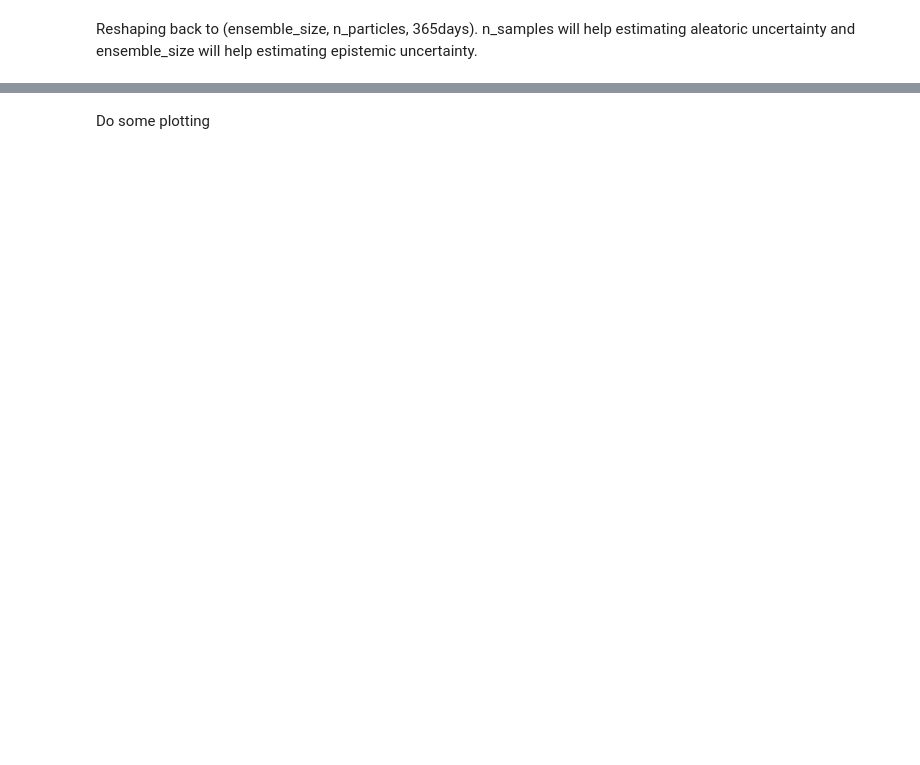
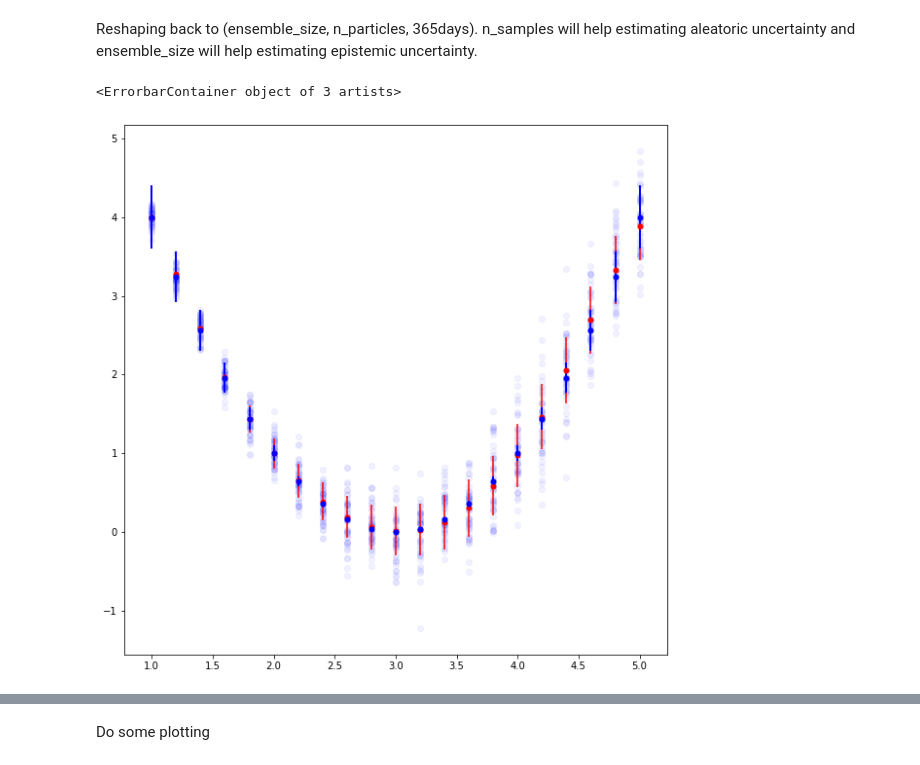
Before and after one commit to yardenas/ethz-safe-learning, a Jupyter notebook: development/model_sanity_check.ipynb, the cells around one changed output, grey strips where cells are left out. Saved outputs shown, nothing was run; the diff lists cells and outputs as text; code cells hidden in the pictures; blank space fills up the shorter version.

```diff
--- a/development/model_sanity_check.ipynb
+++ b/development/model_sanity_check.ipynb
@@ -71,15 +89,28 @@ Run the training loop:
 # %%
 tf.reset_default_graph()
 # %%
-n_particles = 20
+n_particles = 1
 x_val = np.tile(time, n_particles)
 data_mean = inputs.mean()
 data_std = inputs.std()
-x = (inputs - data_mean) / (data_std + 1e-8)
+x = np.squeeze((inputs - data_mean) / (data_std + 1e-8))
+x_test = (x_val - data_mean) / (data_std + 1e-8)
+batch_num = int(len(inputs) / 50)
 with tf.Session() as sess:
     model = make_model(sess)
     sess.run(tf.global_variables_initializer())
-    losses = model.fit(x[:, np.newaxis], targets[:, np.newaxis])
-    pred = np.squeeze(model.predict(
-        (x_val[:, np.newaxis] - data_mean) / (data_std + 1e-8)))
+#     for epoch in range(500):
+#         rand_ind = np.random.permutation(x.shape[0])
+#         x_batches = np.array_split(x[rand_ind], batch_num)
+#         y_batches = np.array_split(targets[rand_ind], batch_num)
+#         avg_loss = 0.0
+#         for i in range(batch_num):
+#             x_batch = np.expand_dims(x_batches[i],axis=1)
+#             y_batch = np.expand_dims(y_batches[i],axis=1)
+#             avg_loss += model.fit(x_batch, y_batch) / batch_num
+#         if epoch % 20 == 0:
+#             print(avg_loss)
+#     print(inputs.shape, targets.shape)
+    model.fit(x[:, np.newaxis], targets[:, np.newaxis])
+    mus, sigmas, preds = np.squeeze(model.predict(x_test[:, np.newaxis]))
 # %% [output]
@@ -103,5 +134,15 @@ Epoch  520  | Losses = [78.974976, 858.9975, 116.273415, 35.91804, 84.11678]
 # %% [markdown]
 Reshaping back to (ensemble_size, n_particles, 365days). n_samples will help estimating aleatoric uncertainty and ensemble_size will help estimating epistemic uncertainty.
+# %%
+fig, ax = plt.subplots(figsize=(10, 10))
+mu_pred = mus.mean(axis=0)
+sigma_pred = sigmas.mean(axis=0)
+ax.errorbar(x_val,mu_pred,yerr=np.absolute(sigma_pred),c='r',ls='None',marker='.',ms=10,label='predicted distributions')
+ax.scatter(inputs,targets,c='b',alpha=0.05,label='sampled data')
+ax.errorbar(x_val,f(x_val),yerr=noise*f(x_val),c='b',lw=2,ls='None',marker='.',ms=10,label='true distributions')
+# %% [output]
+<ErrorbarContainer object of 3 artists>
+[figure, added]
 # %%
 pred = np.reshape(pred,
                   (model.ensemble_size, n_particles, time.shape[0]))
```
Also changed, not shown: parts of 10 cells of this notebook.
